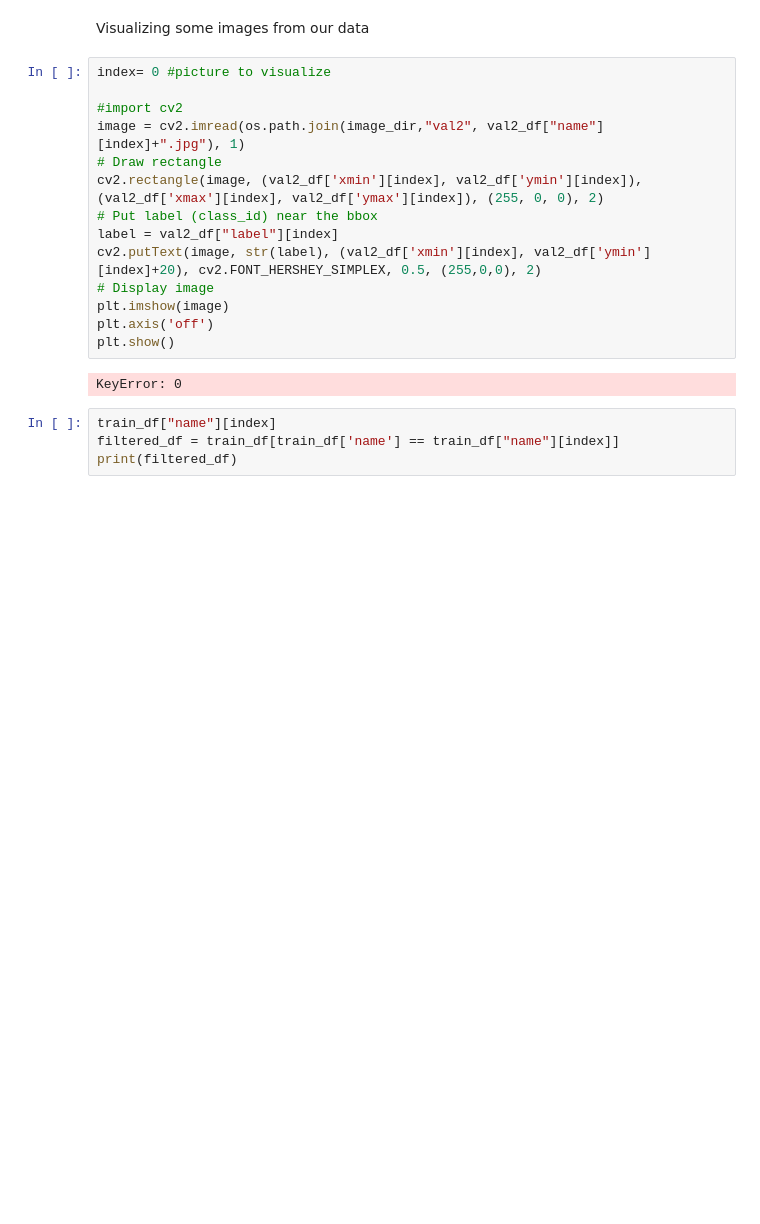
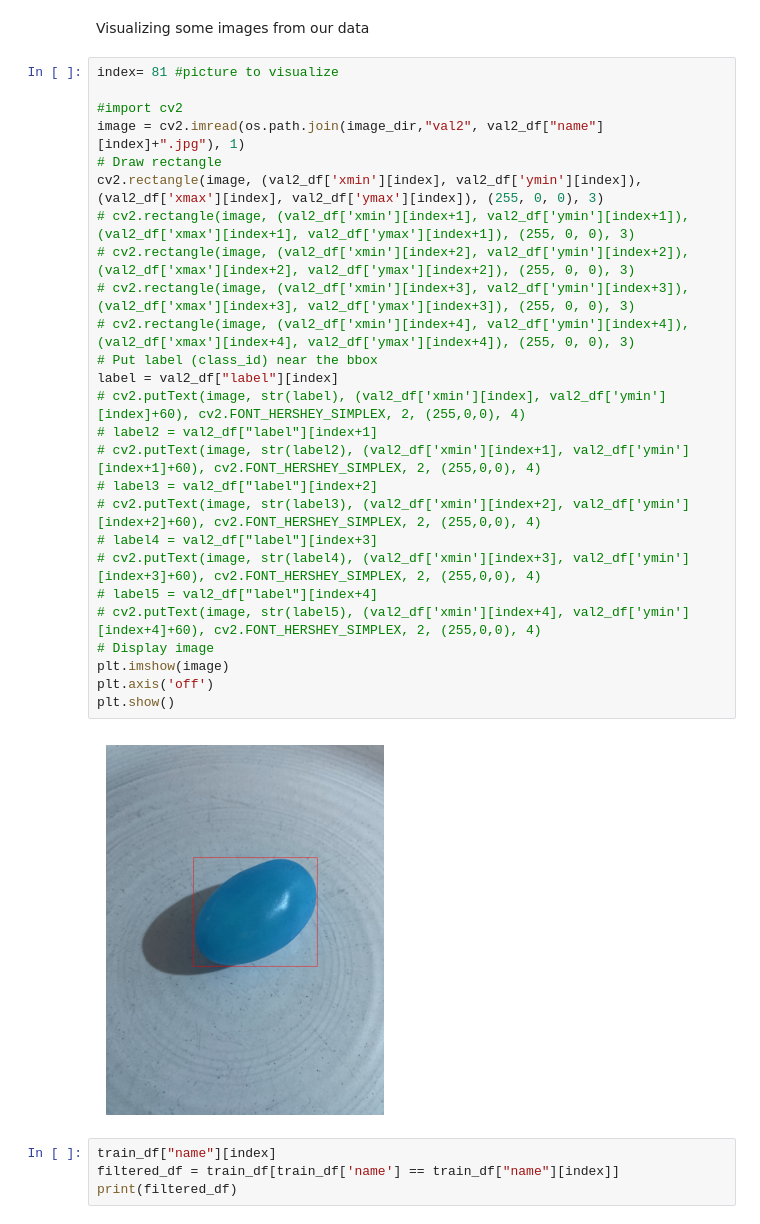
Before and after one commit to jaspergass/Tomato-Object-Detection, a Jupyter notebook: Tomato_Object_Detection2.ipynb, the cells around one changed output. Saved outputs shown, nothing was run; the diff lists cells and outputs as text; blank space fills up the shorter version.

```diff
--- a/Tomato_Object_Detection2.ipynb
+++ b/Tomato_Object_Detection2.ipynb
@@ -356,22 +364,34 @@ plt.show()
 [figure]
 # %% [markdown]
 Visualizing some images from our data
-# %%
-index= 0 #picture to visualize
-
-#import cv2
-image = cv2.imread(os.path.join(image_dir,"val2", val2_df["name"][index]+".jpg"), 1)
-# Draw rectangle
-cv2.rectangle(image, (val2_df['xmin'][index], val2_df['ymin'][index]), (val2_df['xmax'][index], val2_df['ymax'][index]), (255, 0, 0), 2)
-# Put label (class_id) near the bbox
-label = val2_df["label"][index]
-cv2.putText(image, str(label), (val2_df['xmin'][index], val2_df['ymin'][index]+20), cv2.FONT_HERSHEY_SIMPLEX, 0.5, (255,0,0), 2)
-# Display image
-plt.imshow(image)
-plt.axis('off')
-plt.show()
-# %% [output]
-KeyError: 0
+# %%
+index= 81 #picture to visualize
+
+#import cv2
+image = cv2.imread(os.path.join(image_dir,"val2", val2_df["name"][index]+".jpg"), 1)
+# Draw rectangle
+cv2.rectangle(image, (val2_df['xmin'][index], val2_df['ymin'][index]), (val2_df['xmax'][index], val2_df['ymax'][index]), (255, 0, 0), 3)
+# cv2.rectangle(image, (val2_df['xmin'][index+1], val2_df['ymin'][index+1]), (val2_df['xmax'][index+1], val2_df['ymax'][index+1]), (255, 0, 0), 3)
+# cv2.rectangle(image, (val2_df['xmin'][index+2], val2_df['ymin'][index+2]), (val2_df['xmax'][index+2], val2_df['ymax'][index+2]), (255, 0, 0), 3)
+# cv2.rectangle(image, (val2_df['xmin'][index+3], val2_df['ymin'][index+3]), (val2_df['xmax'][index+3], val2_df['ymax'][index+3]), (255, 0, 0), 3)
+# cv2.rectangle(image, (val2_df['xmin'][index+4], val2_df['ymin'][index+4]), (val2_df['xmax'][index+4], val2_df['ymax'][index+4]), (255, 0, 0), 3)
+# Put label (class_id) near the bbox
+label = val2_df["label"][index]
+# cv2.putText(image, str(label), (val2_df['xmin'][index], val2_df['ymin'][index]+60), cv2.FONT_HERSHEY_SIMPLEX, 2, (255,0,0), 4)
+# label2 = val2_df["label"][index+1]
+# cv2.putText(image, str(label2), (val2_df['xmin'][index+1], val2_df['ymin'][index+1]+60), cv2.FONT_HERSHEY_SIMPLEX, 2, (255,0,0), 4)
+# label3 = val2_df["label"][index+2]
+# cv2.putText(image, str(label3), (val2_df['xmin'][index+2], val2_df['ymin'][index+2]+60), cv2.FONT_HERSHEY_SIMPLEX, 2, (255,0,0), 4)
+# label4 = val2_df["label"][index+3]
+# cv2.putText(image, str(label4), (val2_df['xmin'][index+3], val2_df['ymin'][index+3]+60), cv2.FONT_HERSHEY_SIMPLEX, 2, (255,0,0), 4)
+# label5 = val2_df["label"][index+4]
+# cv2.putText(image, str(label5), (val2_df['xmin'][index+4], val2_df['ymin'][index+4]+60), cv2.FONT_HERSHEY_SIMPLEX, 2, (255,0,0), 4)
+# Display image
+plt.imshow(image)
+plt.axis('off')
+plt.show()
+# %% [output]
+[figure, added]
 # %%
 train_df["name"][index]
 filtered_df = train_df[train_df['name'] == train_df["name"][index]]
```
Also changed, not shown: parts of 3 cells of this notebook.
